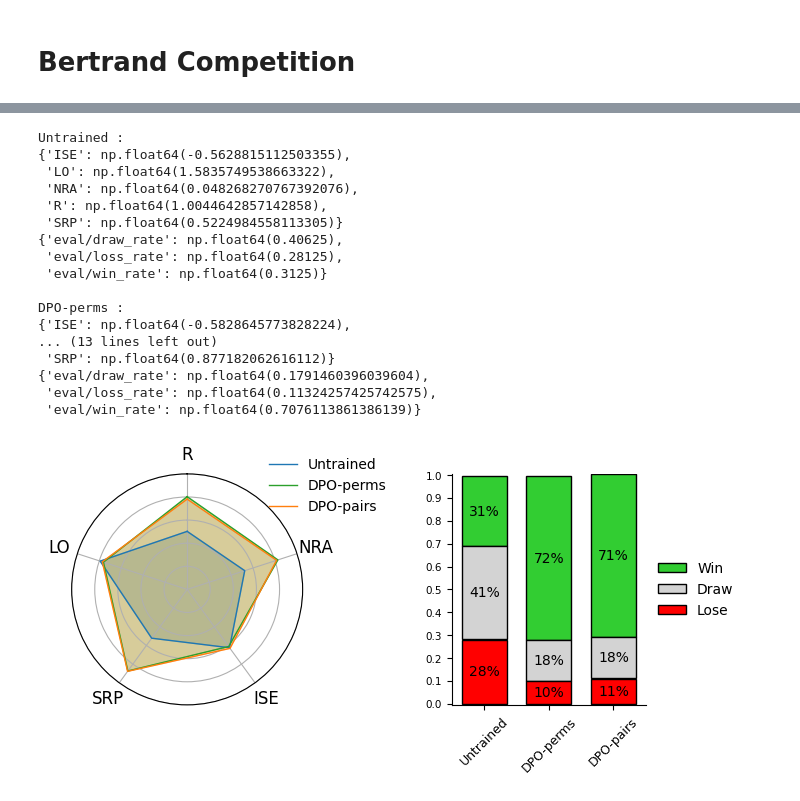
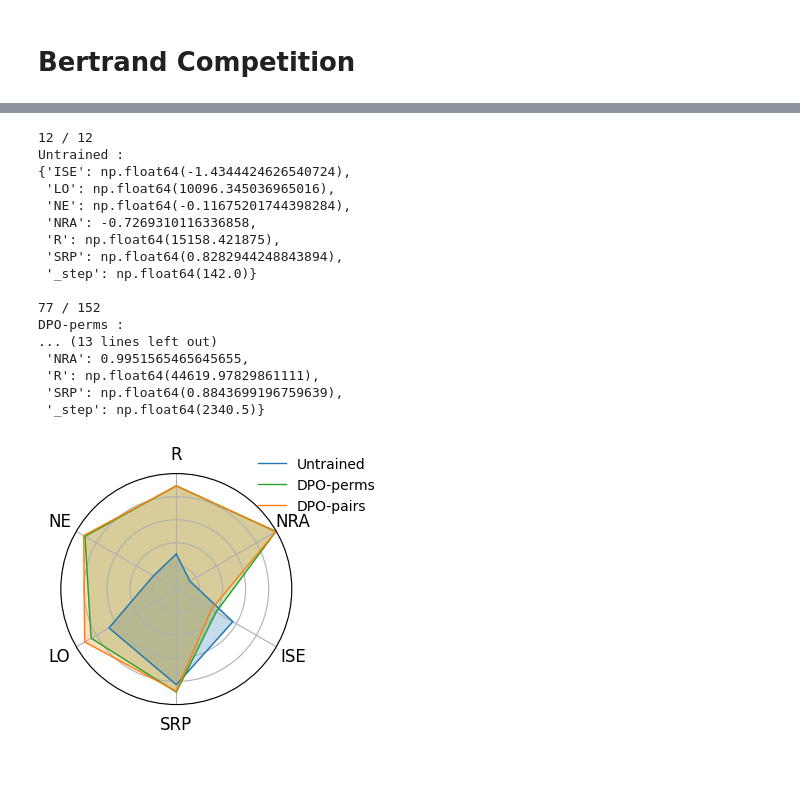
Before and after one commit to Victoriano012/GameTalk, a Jupyter notebook: make_plots.ipynb, the cells around one changed output, grey strips where cells are left out. Saved outputs shown, nothing was run; the diff lists cells and outputs as text; code cells hidden in the pictures; blank space fills up the shorter version.

Commit message:
full plot notebook

```diff
--- a/make_plots.ipynb
+++ b/make_plots.ipynb
@@ -53,13 +60,13 @@ def spider_plot(data, ax, label=None, color=None, y_lim = [0,1]):
     # Extract keys and values
     categories = ['R', 'NRA', 'ISE', 'SRP', 'LO', "NE", "BP"]
     values = [data[c] for c in categories if c in data]
-    values += values[:1] # Repeat the first value to close the circle
 
-    N = len(categories)
+    N = len(values)
 
     # Angles for each axis
     angles = np.linspace(0, 2 * np.pi, N, endpoint=False).tolist()
     angles += angles[:1]
+    values += values[:1] # Repeat the first value to close the circle
 
     # Draw the outline
     color = {"color":color} if color is not None else {}
@@ -68,7 +75,7 @@ def spider_plot(data, ax, label=None, color=None, y_lim = [0,1]):
 
     # Add category labels
     ax.set_xticks(angles[:-1])
-    ax.set_xticklabels(categories)
+    ax.set_xticklabels([c for c in categories if c in data])
     ax.tick_params(axis='x', labelsize=12)
 
     ax.set_theta_offset(np.pi / 2)      # Start at 12 o'clock (90 degrees)
@@ -121,14 +128,15 @@ min_val = {'ISE' : -1.5, 'LO': 0, 'NRA': -1, 'R': 0, 'SRP': 0}
 max_val = {'ISE' : 0, 'LO': 2, 'NRA': 1, 'R': 2, 'SRP': 1}
 
 ### Bertrand Competition values ###
-min_val = {'ISE' : -1.5, 'LO': 0, 'NRA': -1, 'R': 0, 'SRP': 0, 'NE': -0.3}
-max_val = {'ISE' : 0, 'LO': 15_000, 'NRA': 1, 'R': 50_000, 'SRP': 1, 'NE': 0.5}
+min_val = {'ISE' : -2, 'LO': 0, 'NRA': -1, 'R': 0, 'SRP': 0, 'NE': -0.3}
+max_val = {'ISE' : -1, 'LO': 15_000, 'NRA': 1, 'R': 50_000, 'SRP': 1, 'NE': 0.5}
 
 
 def normalize(data):
     return {
         key: max(0,(data[key] - min_val[key]) / (max_val[key] - min_val[key]))
         for key in data
+        if key in min_val and key in max_val
     }
 # %% [markdown]
 # Rock-Paper-Scissors
@@ -447,7 +455,7 @@ DPO-perms :
 # %%
 def plot_bertrand_runs(runs):
     fig = plt.figure(figsize=(5, 3))
-    ax = fig.add_subplot(1, 1, 1)
+    ax = fig.add_subplot(1, 1, 1, polar=True)
 
     game = "bertrand-competition"
     for i, r in enumerate(runs):
@@ -455,6 +463,10 @@ def plot_bertrand_runs(runs):
         else:            run_name, step_threshold, label , color = r
 
         general_metrics, game_metrics = get_metrics(game, step_threshold, run_name)
+        if label == "Untrained": general_metrics['NRA'] = -0.7269310116336858
+        elif label == "STaR": general_metrics['NRA'] = -0.62659871678465
+        elif label == "DPO-pairs": general_metrics['NRA'] = 0.995156546564565487468
+
         metrics = general_metrics | game_metrics
         print(label, ':')
         pprint(metrics)
@@ -476,26 +506,26 @@ ZeroDivisionError: division by zero
 # %%
-plot_rps_runs([
-    ("RPS-baseline-0", 0, "Untrained", "#1f77b4"),
-    ("dpo-perms_lr-1e-5-4", 1000, "DPO-perms", "#2ca02c"),
-    ("dpo-pairs_lr-1e-5-0", 1000, "DPO-pairs", "#ff7f0e"),
+plot_bertrand_runs([
+    ("baseline-1", 0, "Untrained", "#1f77b4"),
+    ("dpo-perms-1", 1500, "DPO-perms", "#2ca02c"),
+    ("dpo-pairs-11", 1500, "DPO-pairs", "#ff7f0e"),
 ])
 # %% [output]
+12 / 12
 Untrained :
-{'ISE': np.float64(-0.5628815112503355),
- 'LO': np.float64(1.5835749538663322),
- 'NRA': np.float64(0.048268270767392076),
- 'R': np.float64(1.0044642857142858),
- 'SRP': np.float64(0.5224984558113305)}
-{'eval/draw_rate': np.float64(0.40625),
- 'eval/loss_rate': np.float64(0.28125),
- 'eval/win_rate': np.float64(0.3125)}
+{'ISE': np.float64(-1.4344424626540724),
+ 'LO': np.float64(10096.345036965016),
+ 'NE': np.float64(-0.11675201744398284),
+ 'NRA': -0.7269310116336858,
+ 'R': np.float64(15158.421875),
+ 'SRP': np.float64(0.8282944248843894),
+ '_step': np.float64(142.0)}
 
+77 / 152
 DPO-perms :
-{'ISE': np.float64(-0.5828645773828224),
 ... (13 lines left out)
- 'SRP': np.float64(0.877182062616112)}
-{'eval/draw_rate': np.float64(0.1791460396039604),
- 'eval/loss_rate': np.float64(0.11324257425742575),
- 'eval/win_rate': np.float64(0.7076113861386139)}
+ 'NRA': 0.9951565465645655,
+ 'R': np.float64(44619.97829861111),
+ 'SRP': np.float64(0.8843699196759639),
+ '_step': np.float64(2340.5)}
-[figure, old version]
+[figure, new version]
 # %%
```
Also changed, not shown: parts of 10 cells of this notebook.
